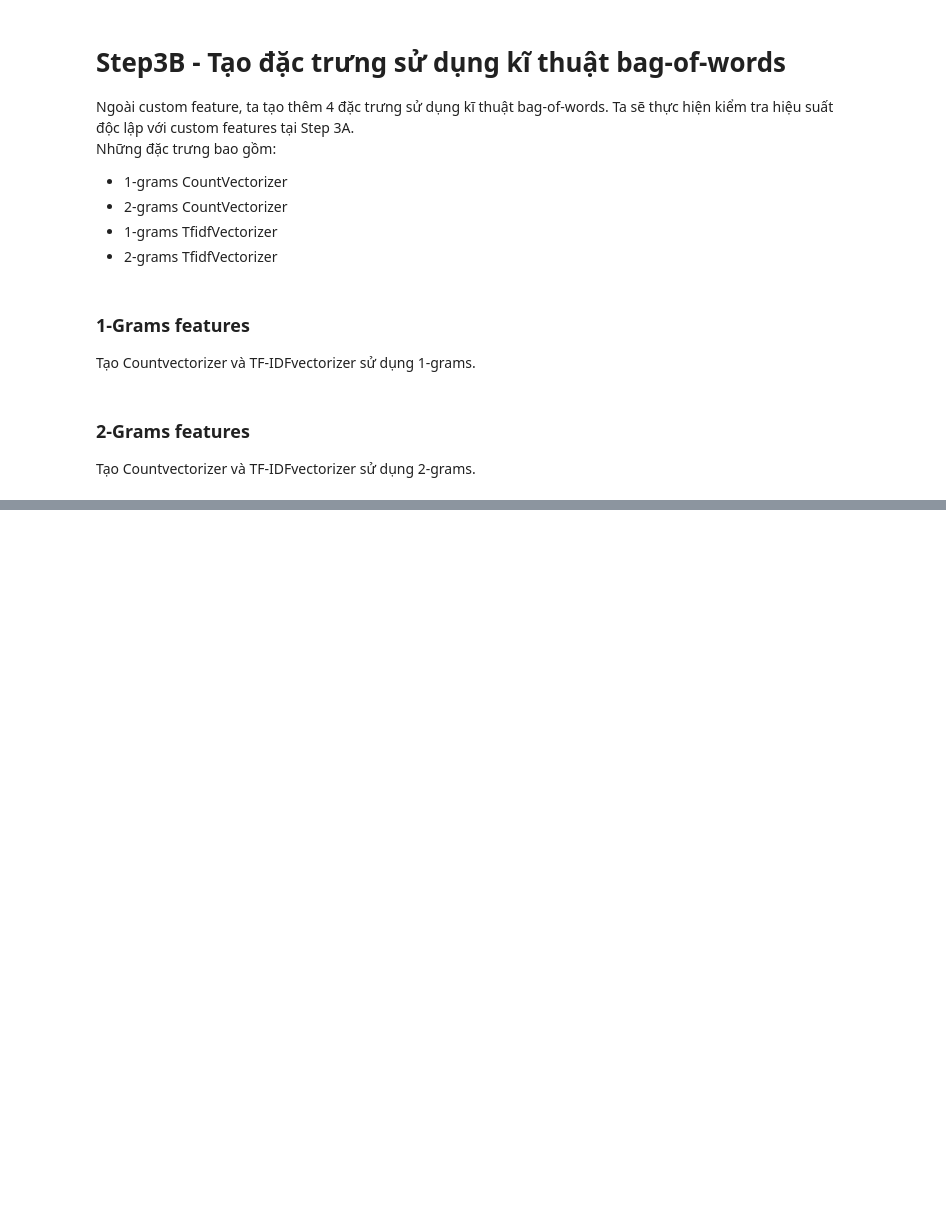
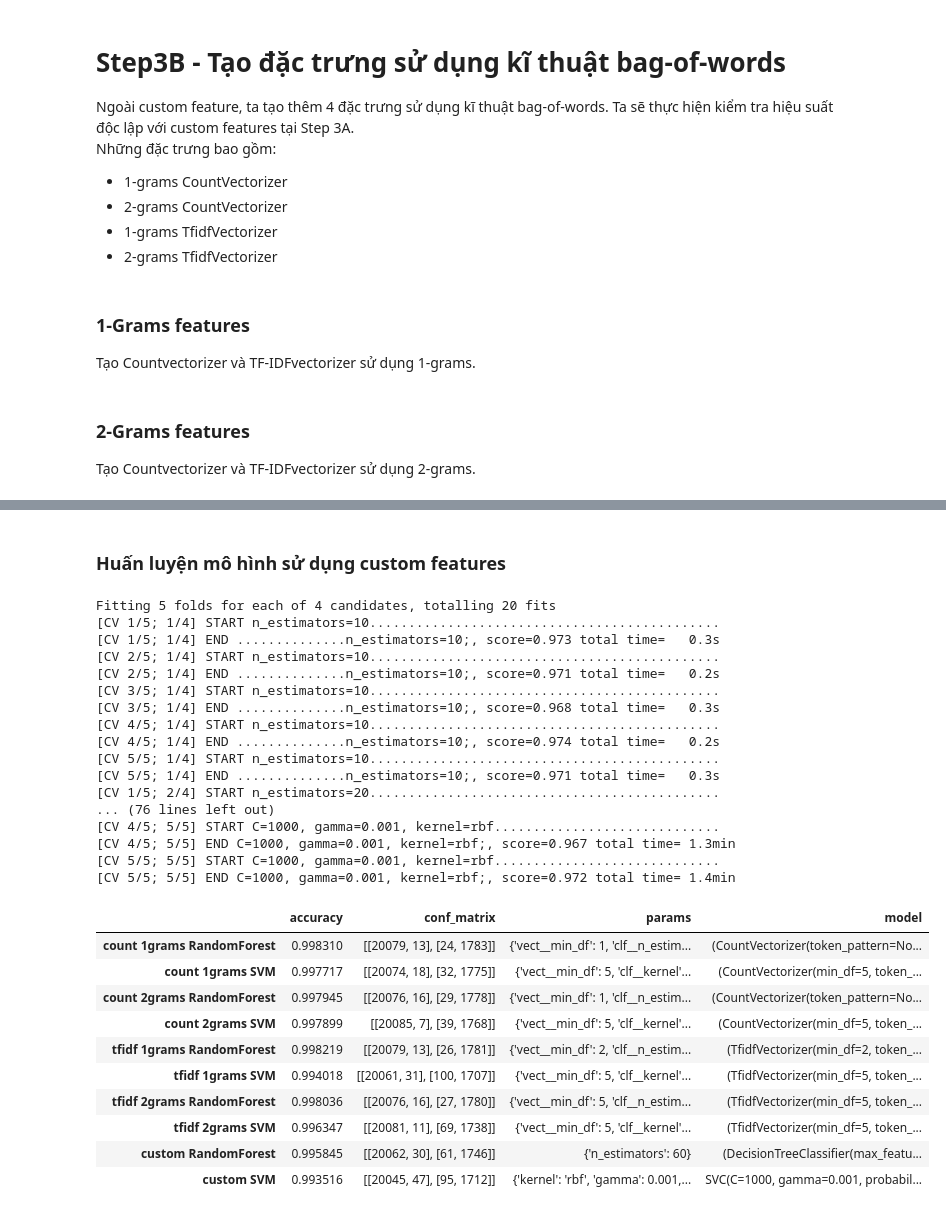
Before and after one commit to anhtv2/waf-ml, a Jupyter notebook: Data_analysis.ipynb, the cells around one changed output, grey strips where cells are left out. Saved outputs shown, nothing was run; the diff lists cells and outputs as text; code cells hidden in the pictures; blank space fills up the shorter version.

```diff
--- a/Data_analysis.ipynb
+++ b/Data_analysis.ipynb
@@ -354,0 +498,24 @@ count_vectorizer_2grams = CountVectorizer(min_df=1, tokenizer=get2Grams)
+# %%
+classifier_inputs = {}
+
+#Thêm các pipeline vào từ điển
+classifier_inputs.update(create_classifier_inputs_using_vectorizers(count_vectorizer_1grams,'count 1grams'))
+classifier_inputs.update(create_classifier_inputs_using_vectorizers(count_vectorizer_2grams,'count 2grams'))
+classifier_inputs.update(create_classifier_inputs_using_vectorizers(tfidf_vectorizer_1grams,'tfidf 1grams'))
+classifier_inputs.update(create_classifier_inputs_using_vectorizers(tfidf_vectorizer_2grams,'tfidf 2grams'))
+
+
+X = payloads['payload']
+Y = payloads['is_malicious']
+
+#Huấn luyện các mô hình, thêm vào kết quả
+for classifier_name, inputs in classifier_inputs.items():
+    display(inputs['dict_params'])
+    if classifier_name in classifier_results.index.values.tolist():
+        print('Skipping ' + classifier_name + ', already trained')
+    else:
+        result_dict = train_model(inputs['pipeline'],inputs['dict_params'],X,Y)
+        classifier_results.loc[classifier_name] = result_dict
+
+#Hiển thị kết quả
+display(classifier_results)
@@ -354,0 +641,50 @@ count_vectorizer_2grams = CountVectorizer(min_df=1, tokenizer=get2Grams)
+# %% [markdown]
+### Huấn luyện mô hình sử dụng custom features
+# %%
+classifier_inputs_custom = {}
+
+#Thêm các pipeline vào từ điển
+classifier_inputs_custom.update(create_classifier_inputs('custom'))
+
+X = payloads['payload']
+Y = payloads['is_malicious']
+
+#Huấn luyện các mô hình, thêm vào kết quả
+for classifier_name, inputs in classifier_inputs_custom.items():
+    if classifier_name in classifier_results.index.values.tolist():
+        print('Skipping ' + classifier_name + ', already trained')
+    else:
+        result_dict = train_model(inputs['pipeline'],inputs['dict_params'],X,Y)
+        classifier_results.loc[classifier_name] = result_dict
+
+#Hiển thị kết quả
+display(classifier_results)
+# %% [output]
+Fitting 5 folds for each of 4 candidates, totalling 20 fits
+[CV 1/5; 1/4] START n_estimators=10.............................................
+[CV 1/5; 1/4] END ..............n_estimators=10;, score=0.973 total time=   0.3s
+[CV 2/5; 1/4] START n_estimators=10.............................................
+[CV 2/5; 1/4] END ..............n_estimators=10;, score=0.971 total time=   0.2s
+[CV 3/5; 1/4] START n_estimators=10.............................................
+[CV 3/5; 1/4] END ..............n_estimators=10;, score=0.968 total time=   0.3s
+[CV 4/5; 1/4] START n_estimators=10.............................................
+[CV 4/5; 1/4] END ..............n_estimators=10;, score=0.974 total time=   0.2s
+[CV 5/5; 1/4] START n_estimators=10.............................................
+[CV 5/5; 1/4] END ..............n_estimators=10;, score=0.971 total time=   0.3s
+[CV 1/5; 2/4] START n_estimators=20.............................................
+... (76 lines left out)
+[CV 4/5; 5/5] START C=1000, gamma=0.001, kernel=rbf.............................
+[CV 4/5; 5/5] END C=1000, gamma=0.001, kernel=rbf;, score=0.967 total time= 1.3min
+[CV 5/5; 5/5] START C=1000, gamma=0.001, kernel=rbf.............................
+[CV 5/5; 5/5] END C=1000, gamma=0.001, kernel=rbf;, score=0.972 total time= 1.4min
+|  | accuracy | conf_matrix | params | model |
+| count 1grams RandomForest | 0.998310 | [[20079, 13], [24, 1783]] | {'vect__min_df': 1, 'clf__n_estim... | (CountVectorizer(token_pattern=No... |
+| count 1grams SVM | 0.997717 | [[20074, 18], [32, 1775]] | {'vect__min_df': 5, 'clf__kernel'... | (CountVectorizer(min_df=5, token_... |
+| count 2grams RandomForest | 0.997945 | [[20076, 16], [29, 1778]] | {'vect__min_df': 1, 'clf__n_estim... | (CountVectorizer(token_pattern=No... |
+| count 2grams SVM | 0.997899 | [[20085, 7], [39, 1768]] | {'vect__min_df': 5, 'clf__kernel'... | (CountVectorizer(min_df=5, token_... |
+| tfidf 1grams RandomForest | 0.998219 | [[20079, 13], [26, 1781]] | {'vect__min_df': 2, 'clf__n_estim... | (TfidfVectorizer(min_df=2, token_... |
+| tfidf 1grams SVM | 0.994018 | [[20061, 31], [100, 1707]] | {'vect__min_df': 5, 'clf__kernel'... | (TfidfVectorizer(min_df=5, token_... |
+| tfidf 2grams RandomForest | 0.998036 | [[20076, 16], [27, 1780]] | {'vect__min_df': 5, 'clf__n_estim... | (TfidfVectorizer(min_df=5, token_... |
+| tfidf 2grams SVM | 0.996347 | [[20081, 11], [69, 1738]] | {'vect__min_df': 5, 'clf__kernel'... | (TfidfVectorizer(min_df=5, token_... |
+| custom RandomForest | 0.995845 | [[20062, 30], [61, 1746]] | {'n_estimators': 60} | (DecisionTreeClassifier(max_featu... |
+| custom SVM | 0.993516 | [[20045, 47], [95, 1712]] | {'kernel': 'rbf', 'gamma': 0.001,... | SVC(C=1000, gamma=0.001, probabil... |
```
Also changed, not shown: parts of 33 cells of this notebook.
